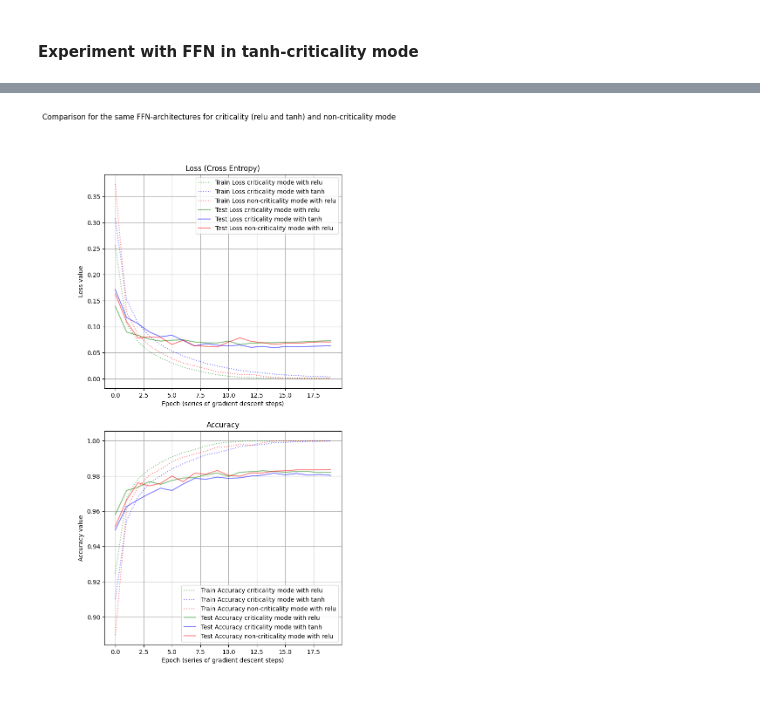
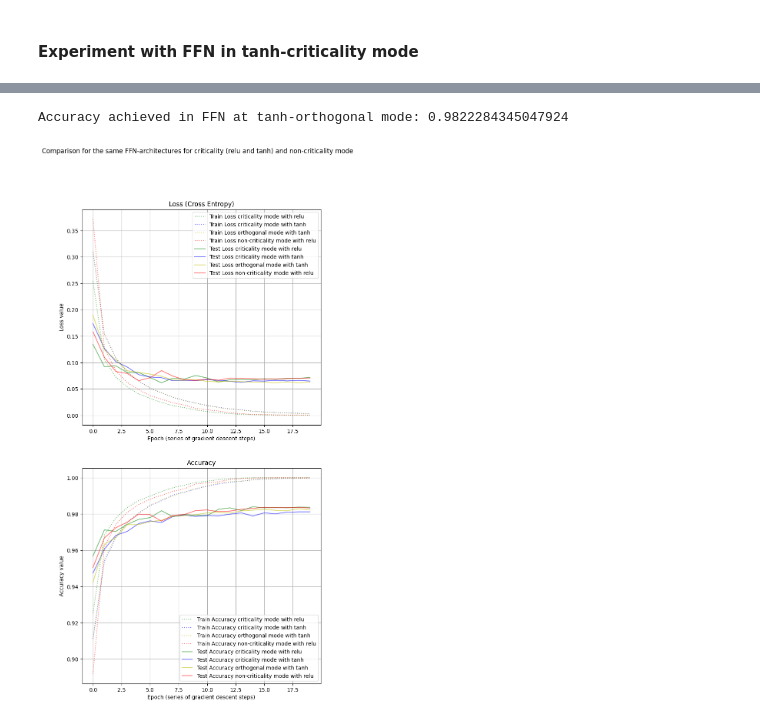
Before and after one commit to vkmbox/Ml-readinggroup, a Jupyter notebook: Roberts_Yaida/chapter5/convergence_criticality_minst.ipynb, the cells around one changed output, grey strips where cells are left out. Saved outputs shown, nothing was run; the diff lists cells and outputs as text; code cells hidden in the pictures.

Commit message:
DEV: orthogonal exp for MINST

```diff
--- a/Roberts_Yaida/chapter5/convergence_criticality_minst.ipynb
+++ b/Roberts_Yaida/chapter5/convergence_criticality_minst.ipynb
@@ -140,7 +140,7 @@ for epoch in range(NUM_EPOCH):
             calculate_accuracy(
                 prediction.detach(),
                 labels
-            ).item()
+            )
         )
     #break
     # save average train loss and accuracy
@@ -165,7 +165,7 @@ for epoch in range(NUM_EPOCH):
             calculate_accuracy(
                 prediction,
                 labels
-            ).item()
+            )
         )
 
     # save average test accuracy loss and accuracy
@@ -285,7 +285,7 @@ for epoch in range(NUM_EPOCH):
             calculate_accuracy(
                 prediction.detach(),
                 labels
-            ).item()
+            )
         )
     #break
     # save average train loss and accuracy
@@ -312,7 +312,7 @@ for epoch in range(NUM_EPOCH):
             calculate_accuracy(
                 prediction,
                 labels
-            ).item()
+            )
         )
 
     # save average test accuracy loss and accuracy
@@ -374,10 +374,21 @@ class MNISTTanh(FFNGmetricLogging):
                   .format(cb, cw1, cw2, cw3))
 
         #Weight initialisation as in 2.19, 2.20
-        self.cb, self.cw = cb, cw
+        #self.cb, self.cw = cb, cw1
         self.init_linear_weights(self.input_fc, self.bias_on, cb, cw1/self.input_fc.in_features)
         self.init_linear_weights(self.hidden_fc, self.bias_on, cb, cw2/self.hidden_fc.in_features)
         self.init_linear_weights(self.output_fc, self.bias_on, cb, cw3/self.output_fc.in_features)
+
+    def init_weights_orthogonal(self, cb, cw1, cw2, cw3):
+        if self.get_log_level() == "debug":
+            print("FeedForwardNet weights orthogonal initialisation with cb={}, cw1={}, cw2={}, cw3={}"\
+                  .format(cb, cw1, cw2, cw3))
+
+        #Weight initialisation as in 2.19, 2.20 + orthogonalisation as in the default Keras orthogonal initializer
+        #self.cb, self.cw = cb, cw1
+        self.init_orthogonal_weights(self.input_fc, self.bias_on, cb, cw1/self.input_fc.in_features)
+        self.init_orthogonal_weights(self.hidden_fc, self.bias_on, cb, cw2/self.hidden_fc.in_features)
+        self.init_orthogonal_weights(self.output_fc, self.bias_on, cb, cw3/self.output_fc.in_features)
 # %% [markdown]
 #### Experiment with FFN in tanh-criticality mode
 # %%
@@ -392,7 +403,7 @@ testNet.set_log_level("info")
 
 #weights distribution variances are set as in (5.139)+(5.142): σ_1=tanh'(0)=1, c^0_w=1/σ_1^2,
 #c^1_w=2/(3*σ_1^2), n_l=in_features
-cb, cw1, cw2, cw3 = 0, 1.0 + (2.0/(testNet.input_fc.in_features*3.0)), \
+cb, cw1, cw2, cw3 = 0.0, 1.0 + (2.0/(testNet.input_fc.in_features*3.0)), \
     1.0 + (2.0/(testNet.hidden_fc.in_features*3.0)), 1.0 + (2.0/(testNet.output_fc.in_features*3.0))
 testNet.init_weights(cb, cw1, cw2, cw3)
 
@@ -443,7 +454,7 @@ for epoch in range(NUM_EPOCH):
             calculate_accuracy(
                 prediction.detach(),
                 labels
-            ).item()
+            )
         )
     #break
     # save average train loss and accuracy
@@ -470,7 +481,7 @@ for epoch in range(NUM_EPOCH):
             calculate_accuracy(
                 prediction,
                 labels
-            ).item()
+            )
         )
 
     # save average test accuracy loss and accuracy
@@ -502,34 +630,45 @@ Accuracy achieved in FFN at tanh-criticality: 0.9478833865814696
+# %%
+print("Accuracy achieved in FFN at tanh-orthogonal mode: "+str(HISTORY_ORTHOGONAL_TANH['test_accuracy'][-1]))
+# %% [output]
+Accuracy achieved in FFN at tanh-orthogonal mode: 0.9822284345047924
 # %%
+#start_epoch, finish_epoch = 10, 20
 display.clear_output()
-fig, axes = plt.subplots(2, 1, figsize=(7, 14))
+fig, axes = plt.subplots(2, 1, figsize=(8, 16))
 axes[0].set_title('Loss (Cross Entropy)')
+#axes[0].set_xlim(start_epoch-1, finish_epoch)
 axes[0].plot(HISTORY_CRITICALITY['train_loss'], color='g', ls='dotted', alpha=.5, label='Train Loss criticality mode with relu')
 axes[0].plot(HISTORY_CRITICALITY_TANH['train_loss'], color='b', ls='dotted', alpha=.5, label='Train Loss criticality mode with tanh')
+axes[0].plot(HISTORY_ORTHOGONAL_TANH['train_loss'], color='y', ls='dotted', alpha=.5, label='Train Loss orthogonal mode with tanh')
 axes[0].plot(HISTORY_NONCRITICALITY['train_loss'], color='r', ls='dotted', alpha=.5, label='Train Loss non-criticality mode with relu')
 axes[0].plot(HISTORY_CRITICALITY['test_loss'], color='g', alpha=.5, label='Test Loss criticality mode with relu')
 axes[0].plot(HISTORY_CRITICALITY_TANH['test_loss'], color='b', alpha=.5, label='Test Loss criticality mode with tanh')
+axes[0].plot(HISTORY_ORTHOGONAL_TANH['test_loss'], color='y', alpha=.5, label='Test Loss orthogonal mode with tanh')
 axes[0].plot(HISTORY_NONCRITICALITY['test_loss'], color='r', alpha=.5, label='Test Loss non-criticality mode with relu')
 axes[0].grid()
 axes[0].legend() #(fontsize=20)
 axes[0].set_xlabel("Epoch (series of gradient descent steps)")
 axes[0].set_ylabel("Loss value")
 
 axes[1].set_title('Accuracy')
+#axes[1].set_xlim(start_epoch-1, finish_epoch)
 axes[1].plot(HISTORY_CRITICALITY['train_accuracy'], color='g', alpha=.5, ls='dotted', label='Train Accuracy criticality mode with relu')
 axes[1].plot(HISTORY_CRITICALITY_TANH['train_accuracy'], color='b', alpha=.5, ls='dotted', label='Train Accuracy criticality mode with tanh')
+axes[1].plot(HISTORY_ORTHOGONAL_TANH['train_accuracy'], color='y', alpha=.5, ls='dotted', label='Train Accuracy orthogonal mode with tanh')
 axes[1].plot(HISTORY_NONCRITICALITY['train_accuracy'], color='r', alpha=.5, ls='dotted', label='Train Accuracy non-criticality mode with relu')
 axes[1].plot(HISTORY_CRITICALITY['test_accuracy'], color='g', alpha=.5, label='Test Accuracy criticality mode with relu')
 axes[1].plot(HISTORY_CRITICALITY_TANH['test_accuracy'], color='b', alpha=.5, label='Test Accuracy criticality mode with tanh')
+axes[1].plot(HISTORY_ORTHOGONAL_TANH['test_accuracy'], color='y', alpha=.5, label='Test Accuracy orthogonal mode with tanh')
 axes[1].plot(HISTORY_NONCRITICALITY['test_accuracy'], color='r', alpha=.5, label='Test Accuracy non-criticality mode with relu')
 axes[1].grid()
 axes[1].legend() #(fontsize=20)
 axes[1].set_xlabel("Epoch (series of gradient descent steps)")
 axes[1].set_ylabel("Accuracy value")
 
 #fig.tight_layout()
 #fig.subplots_adjust(top=0.95)
 dummy=fig.suptitle("Comparison for the same FFN-architectures for criticality (relu and tanh) and non-criticality mode")
 
 plt.show()
 # %% [output]
-[figure, old version]
+[figure, new version]
```
Also changed, not shown: parts of 9 cells of this notebook, 4 other files.
